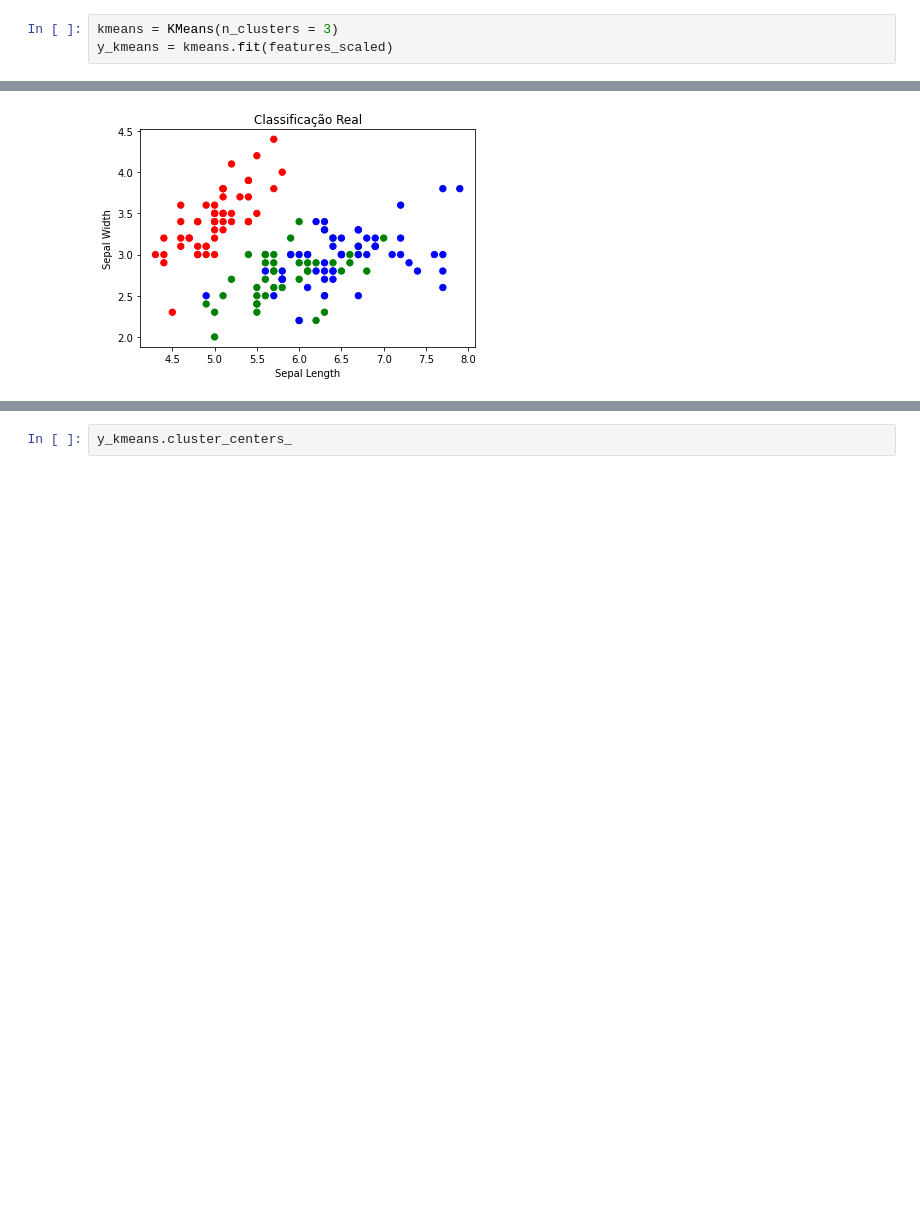
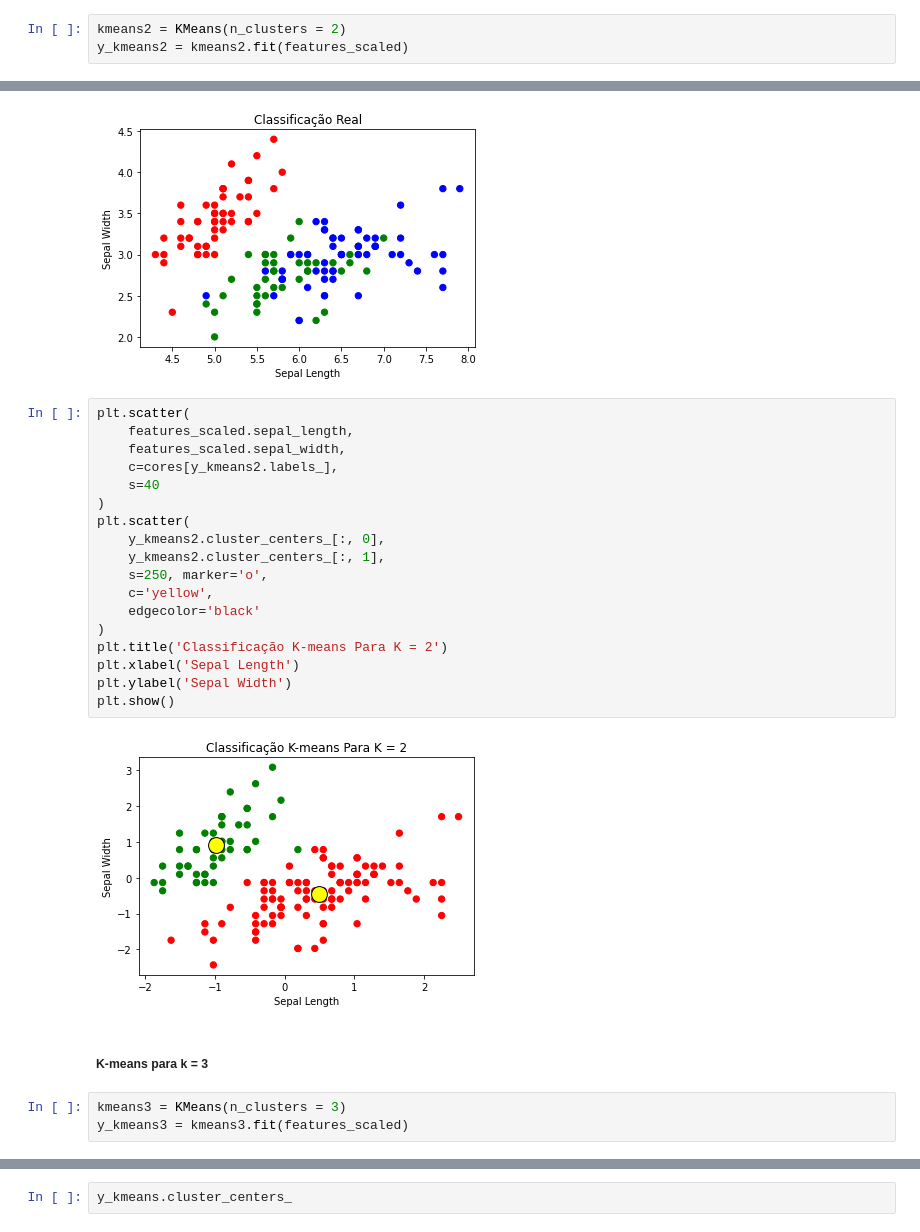
Before and after one commit to ricardobreis/Cluster-Analysis-Iris, a Jupyter notebook: kmeans.ipynb, the cells around one changed output, grey strips where cells are left out. Drawn from its saved outputs; the diff is of its cells as text; blank space fills up the shorter version.

```diff
--- a/kmeans.ipynb
+++ b/kmeans.ipynb
@@ -165,3 +167,3 @@ plt.show()
 # %%
-kmeans = KMeans(n_clusters = 3)
-y_kmeans = kmeans.fit(features_scaled)
+kmeans2 = KMeans(n_clusters = 2)
+y_kmeans2 = kmeans2.fit(features_scaled)
@@ -197,3 +179,28 @@ plt.ylabel('Sepal Width')
 plt.show()
 # %% [output]
 [figure]
+# %%
+plt.scatter(
+    features_scaled.sepal_length,
+    features_scaled.sepal_width,
+    c=cores[y_kmeans2.labels_],
+    s=40
+)
+plt.scatter(
+    y_kmeans2.cluster_centers_[:, 0],
+    y_kmeans2.cluster_centers_[:, 1],
+    s=250, marker='o',
+    c='yellow',
+    edgecolor='black'
+)
+plt.title('Classificação K-means Para K = 2')
+plt.xlabel('Sepal Length')
+plt.ylabel('Sepal Width')
+plt.show()
+# %% [output]
+[figure, added]
+# %% [markdown]
+##### K-means para k = 3
+# %%
+kmeans3 = KMeans(n_clusters = 3)
+y_kmeans3 = kmeans3.fit(features_scaled)
```
Also changed, not shown: parts of 9 cells of this notebook.
